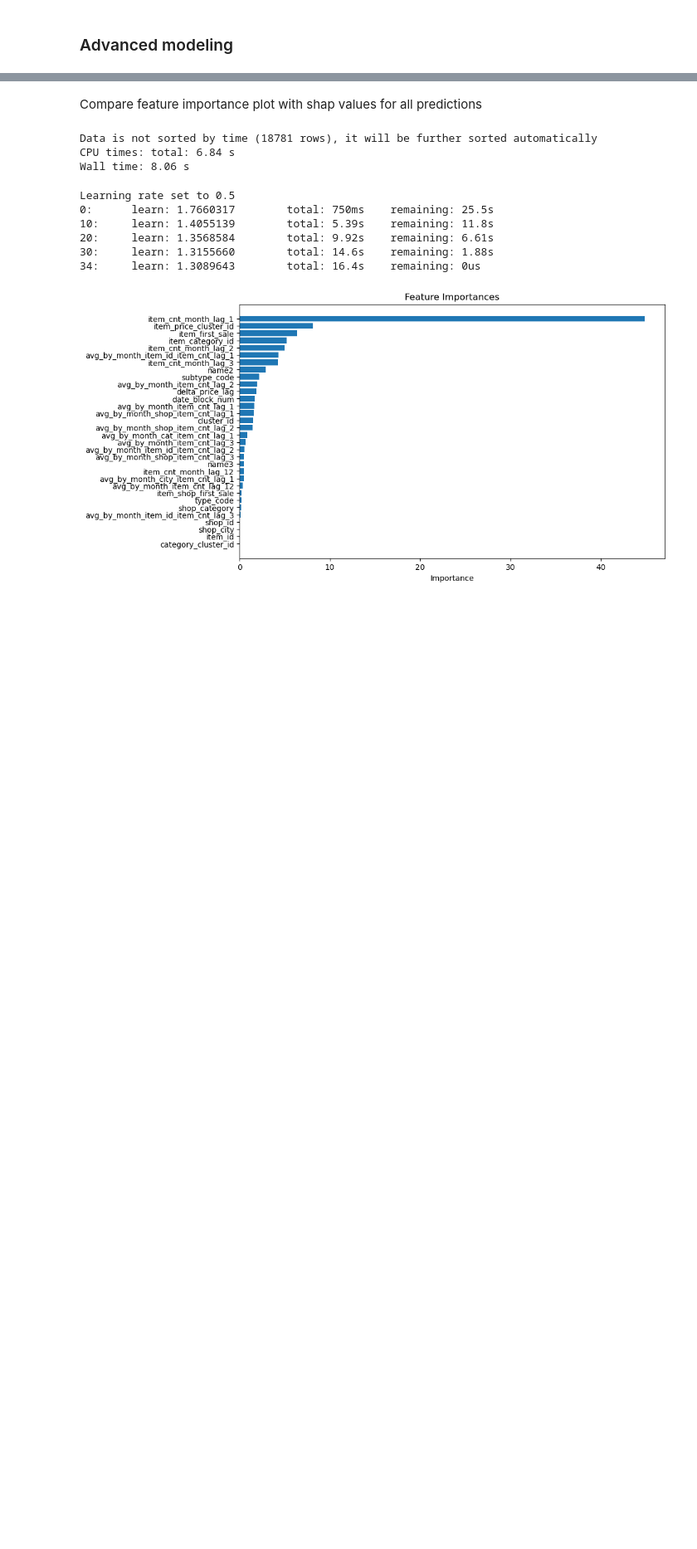
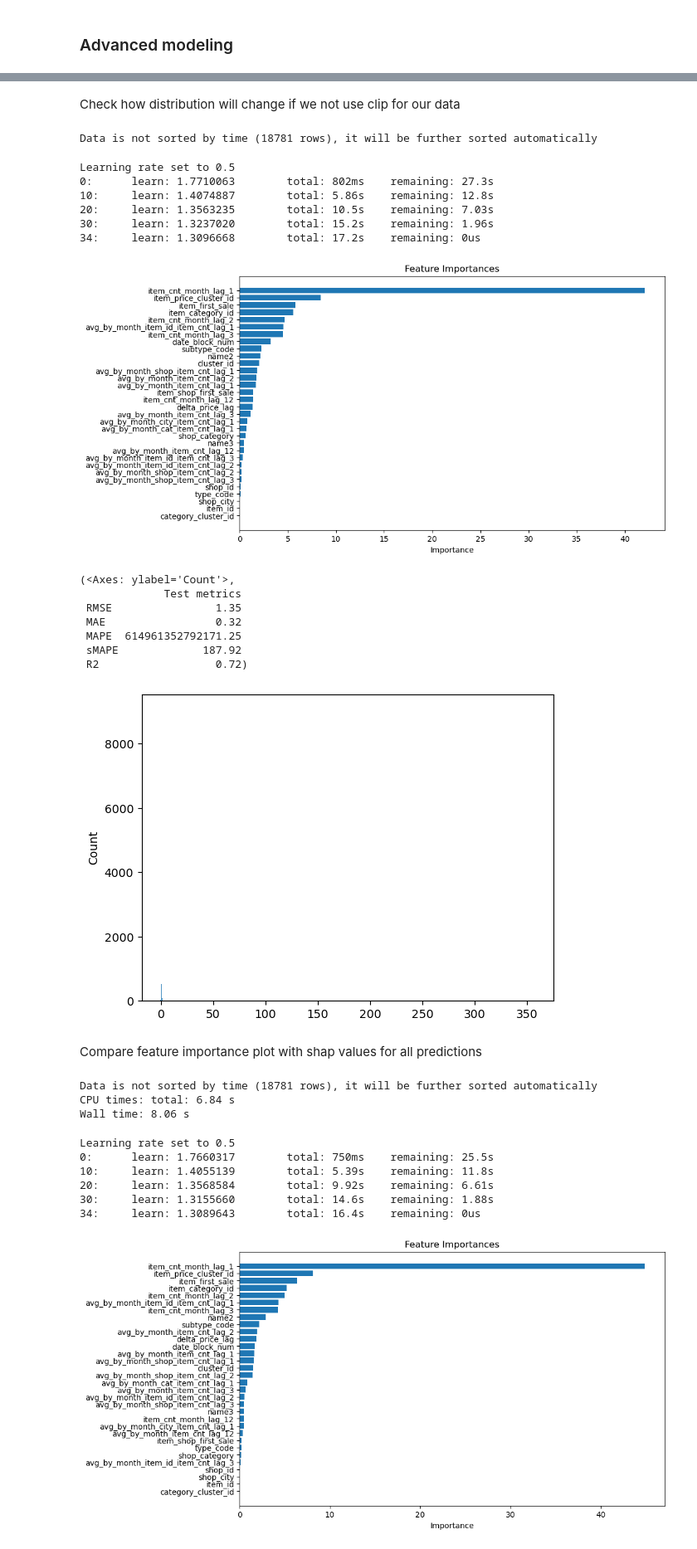
Before and after one commit to Yarmmax/DS_Intership, a Jupyter notebook: Advanced modeling.ipynb, the cells around one changed output, grey strips where cells are left out. Shown at 83% size. Saved outputs shown, nothing was run; the diff lists cells and outputs as text; code cells hidden in the pictures; blank space fills up the shorter version.

```diff
--- a/Advanced modeling.ipynb
+++ b/Advanced modeling.ipynb
@@ -778,3 +1023,34 @@ class Pipeline:
+# %% [markdown]
+Check how distribution will change if we not use clip for our data
+# %%
+predict_test_without_clip = Pipeline(train_data=data['train_data'],
+                 submission_data=data['submission_data'],
+                 submission_example=data['submission_example'],
+                 metrics=['rmse'],
+                 model = cb.CatBoostRegressor(iterations=35, verbose=10, random_state=42),
+                 check_nans=False,
+                 explainability_layer = True
+                )
+# %% [output]
+Data is not sorted by time (18781 rows), it will be further sorted automatically
+# %%
+predict_test_without_clip.predict_test()
+# %% [output]
+Learning rate set to 0.5
+0:      learn: 1.7710063        total: 802ms    remaining: 27.3s
+10:     learn: 1.4074887        total: 5.86s    remaining: 12.8s
+20:     learn: 1.3563235        total: 10.5s    remaining: 7.03s
+30:     learn: 1.3237020        total: 15.2s    remaining: 1.96s
+34:     learn: 1.3096668        total: 17.2s    remaining: 0us
+[figure, added]
+(<Axes: ylabel='Count'>,
+             Test metrics
+ RMSE                1.35
+ MAE                 0.32
+ MAPE  614961352792171.25
+ sMAPE             187.92
+ R2                  0.72)
+[figure, added]
 # %% [markdown]
 Compare feature importance plot with shap values for all predictions
 # %%
```
Also changed, not shown: parts of 14 cells of this notebook.
